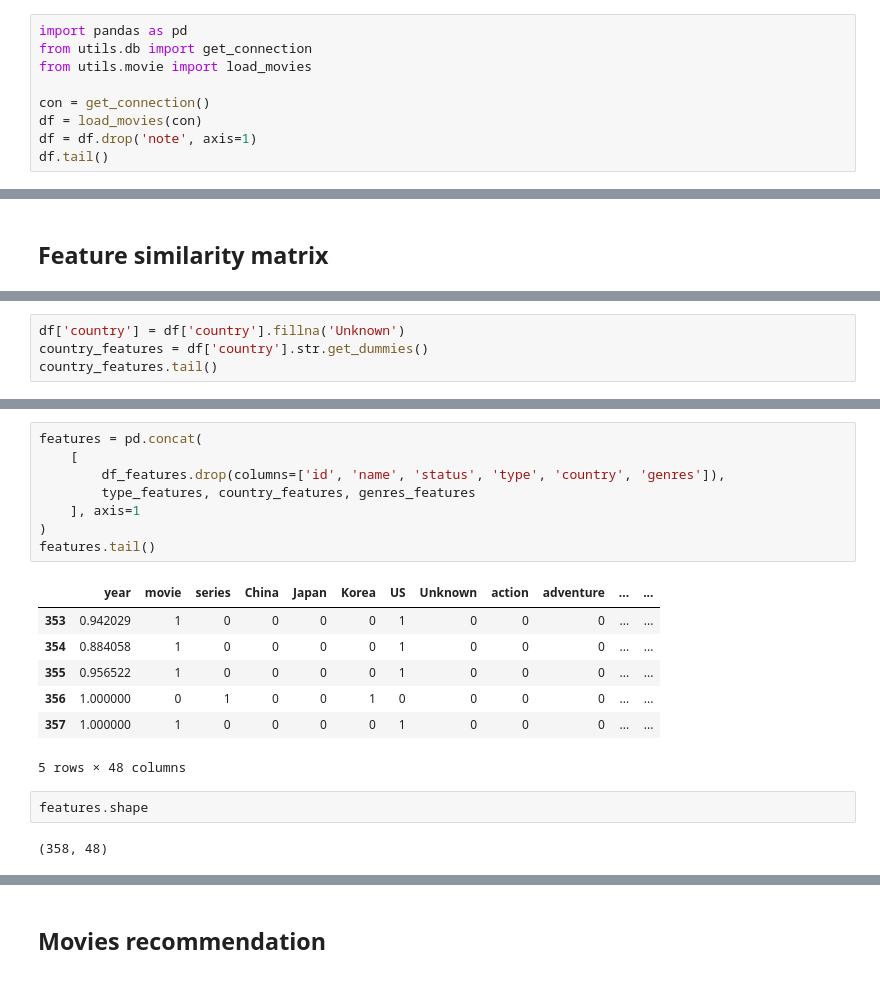
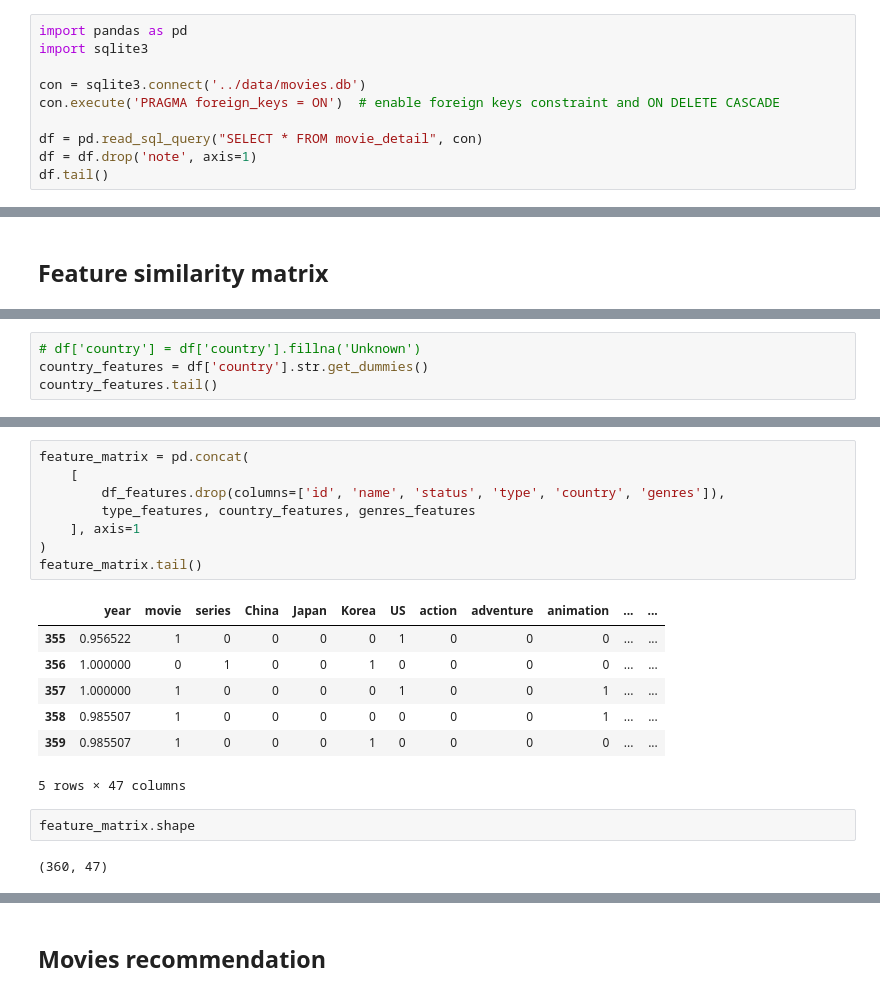
Before and after one commit to ngntrgduc/movie-manager, a Jupyter notebook: notebooks/recsys.ipynb, the cells around one changed output, grey strips where cells are left out. Drawn from its saved outputs; the diff is of its cells as text.

```diff
--- a/notebooks/recsys.ipynb
+++ b/notebooks/recsys.ipynb
@@ -8,10 +3,11 @@ We use content-based filtering by computing similarity between movies.
 # %%
 import pandas as pd
-from utils.db import get_connection
-from utils.movie import load_movies
+import sqlite3
 
-con = get_connection()
-df = load_movies(con)
+con = sqlite3.connect('../data/movies.db')
+con.execute('PRAGMA foreign_keys = ON')  # enable foreign keys constraint and ON DELETE CASCADE
+
+df = pd.read_sql_query("SELECT * FROM movie_detail", con)
 df = df.drop('note', axis=1)
 df.tail()
 # %% [output]
@@ -125,5 +84,5 @@ type_features.tail()
 # %%
-df['country'] = df['country'].fillna('Unknown')
+# df['country'] = df['country'].fillna('Unknown')
 country_features = df['country'].str.get_dummies()
 country_features.tail()
 # %% [output]
@@ -164,20 +106,20 @@ df_features.tail()
 # %%
-features = pd.concat(
+feature_matrix = pd.concat(
     [
         df_features.drop(columns=['id', 'name', 'status', 'type', 'country', 'genres']),
         type_features, country_features, genres_features
     ], axis=1
 )
-features.tail()
+feature_matrix.tail()
 # %% [output]
-|  | year | movie | series | China | Japan | Korea | US | Unknown | action | adventure | ... | ... |
-| 353 | 0.942029 | 1 | 0 | 0 | 0 | 0 | 1 | 0 | 0 | 0 | ... | ... |
-| 354 | 0.884058 | 1 | 0 | 0 | 0 | 0 | 1 | 0 | 0 | 0 | ... | ... |
+|  | year | movie | series | China | Japan | Korea | US | action | adventure | animation | ... | ... |
 | 355 | 0.956522 | 1 | 0 | 0 | 0 | 0 | 1 | 0 | 0 | 0 | ... | ... |
 | 356 | 1.000000 | 0 | 1 | 0 | 0 | 1 | 0 | 0 | 0 | 0 | ... | ... |
-| 357 | 1.000000 | 1 | 0 | 0 | 0 | 0 | 1 | 0 | 0 | 0 | ... | ... |
+| 357 | 1.000000 | 1 | 0 | 0 | 0 | 0 | 1 | 0 | 0 | 1 | ... | ... |
+| 358 | 0.985507 | 1 | 0 | 0 | 0 | 0 | 0 | 0 | 0 | 1 | ... | ... |
+| 359 | 0.985507 | 1 | 0 | 0 | 0 | 1 | 0 | 0 | 0 | 0 | ... | ... |
-5 rows × 48 columns
+5 rows × 47 columns
 # %%
-features.shape
+feature_matrix.shape
 # %% [output]
-(358, 48)
+(360, 47)
```
Also changed, not shown: parts of 77 cells of this notebook.
